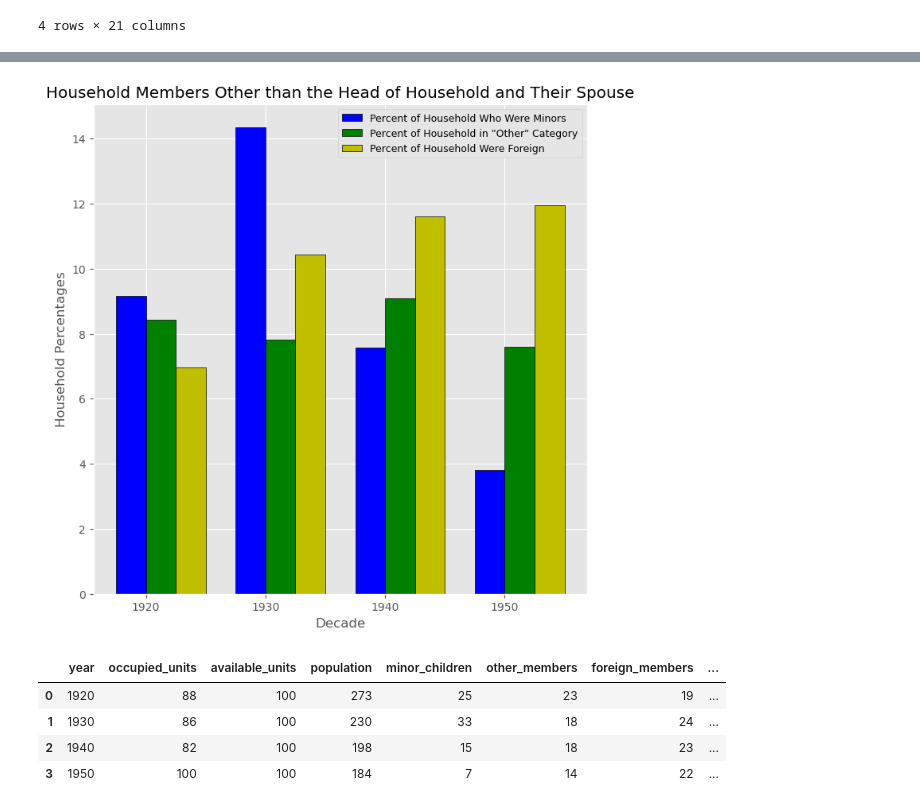
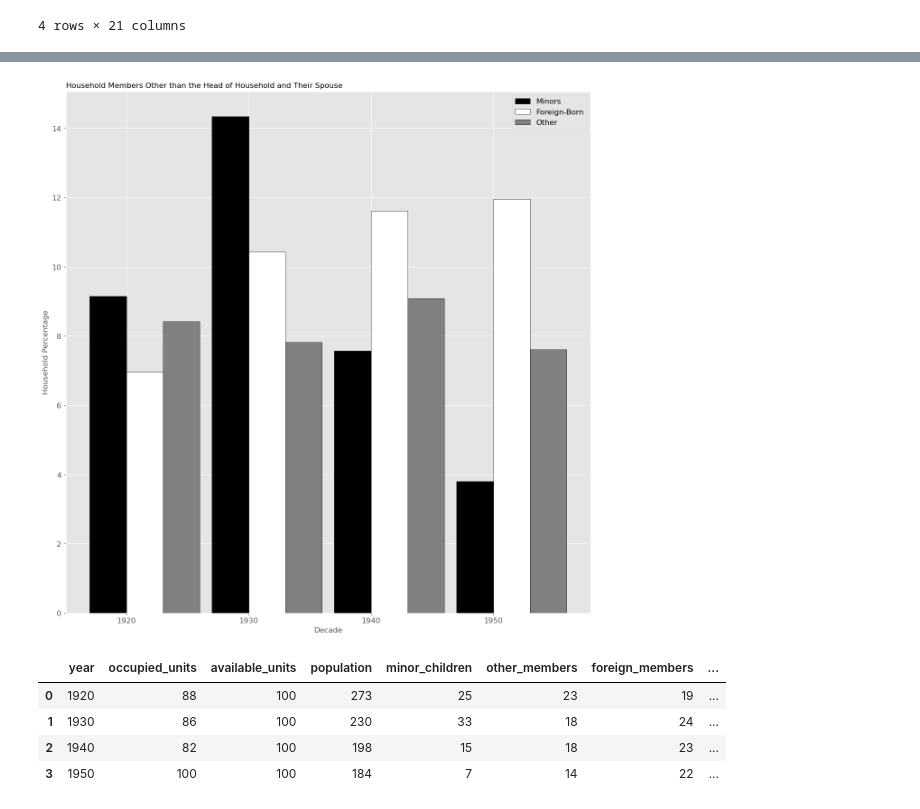
Before and after one commit to LDeYoung17/jackson-heights-analysis, a Jupyter notebook: notebooks/EDA.ipynb, the cells around one changed output, grey strips where cells are left out. Saved outputs shown, nothing was run; the diff lists cells and outputs as text; code cells hidden in the pictures.

```diff
--- a/notebooks/EDA.ipynb
+++ b/notebooks/EDA.ipynb
@@ -179,39 +183,42 @@ plt.show()
 # %%
 df_demo_percentages = df_demo.groupby(['minor_percent', 'other_percent', 'foreign_percent', 'non_head_percent'])['year'].max().sort_values(ascending=True)
 df_demo_percentages = df_demo_percentages.reset_index().rename(columns={0: 'minor_percent', 1: 'other_percent', 2: 'foreign_percent', 3: 'non_head_percent', 'year': 'year'})
 #display(df_demo_percentages)
 n=4
 r = np.arange(n)
-width = 0.25
-plt.figure(figsize=(8, 8))
-plt.bar(r, df_demo_percentages['minor_percent'], color = 'b',
+width = 0.3
+plt.figure(figsize=(15, 15))
+plt.bar(r, df_demo_percentages['minor_percent'], color = 'black',
         width = width, edgecolor = 'black',
-        label='Percent of Household Who Were Minors')
+        label='Minors')
 
-plt.bar(r + width, df_demo_percentages['other_percent'], color = 'g',
+plt.bar(r + width, df_demo_percentages['foreign_percent'], color = 'white',
         width = width, edgecolor = 'black',
-        label='Percent of Household in "Other" Category')
+        label='Foreign-Born')
 
-plt.bar(r + width*2, df_demo_percentages['foreign_percent'], color = 'y',
+plt.bar(r + width*2, df_demo_percentages['other_percent'], color = 'gray',
         width = width, edgecolor = 'black',
-        label='Percent of Household Were Foreign')
+        label='Other')
+
+
 
 '''plt.bar(r + width*3, df_demo_percentages['non_head_percent'], color = 'r',
         width = width, edgecolor = 'black',
         label='Total Percent of Household Who Were Not Household Head')'''
 
-plt.xlabel('Decade')
-plt.ylabel('Household Percentages')
-plt.title('Household Members Other than the Head of Household and Their Spouse')
+plt.xlabel('Decade', fontsize=12)
+plt.ylabel('Household Percentage', fontsize=12)
+plt.title(label='Household Members Other than the Head of Household and Their Spouse', fontsize=12, loc='left')
 
 
 # plt.grid(linestyle='--')
-plt.xticks(r + width/2,['1920', '1930', '1940', '1950'])
-plt.legend(loc='upper right', fontsize=9)
+plt.xticks(r + width/2,['1920', '1930', '1940', '1950'], fontsize=12)
+plt.yticks(fontsize=12)
+plt.legend(loc='upper right', fontsize=12)
 
 plt.show()
 # %% [output]
-[figure, old version]
+[figure, new version]
 # %%
 display(df_demo)
 # %% [output]
```
Also changed, not shown: parts of 12 cells of this notebook.
